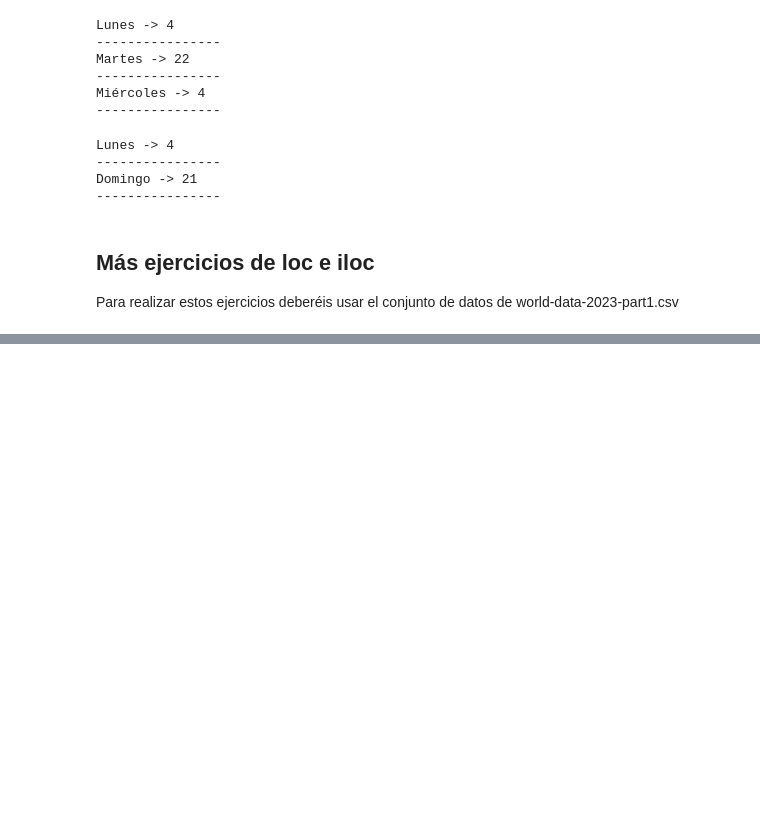
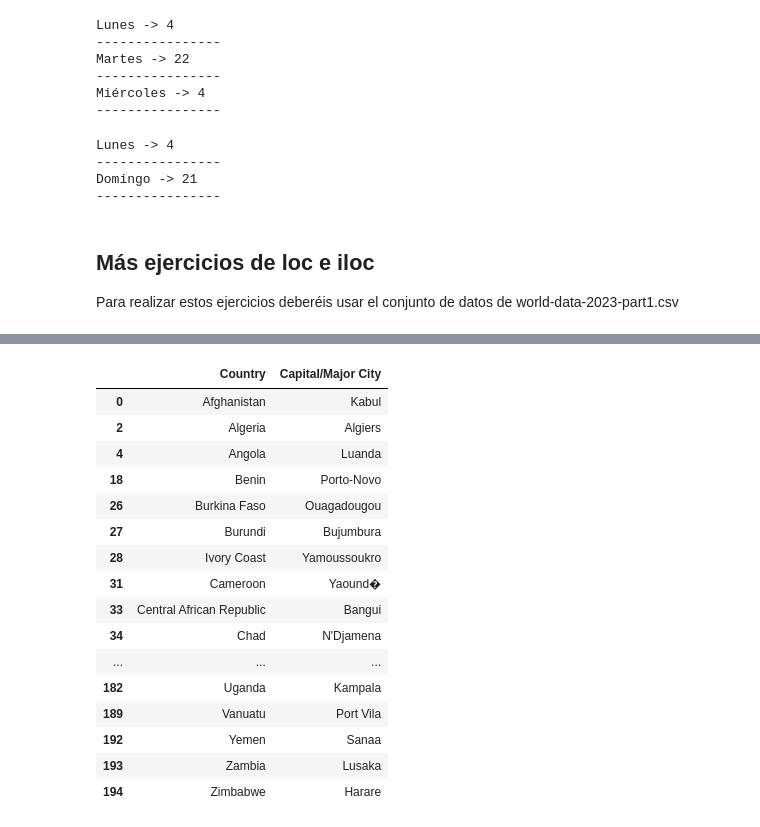
Before and after one commit to Maykaduran/da-promo-60-modulo3-pairprogramming-Romina-Violeta-Mayka, a Jupyter notebook: Pair_Intro_Pandas.ipynb, the cells around one changed output, grey strips where cells are left out. Drawn from its saved outputs; the diff is of its cells as text; code cells hidden in the pictures; blank space fills up the shorter version.

```diff
--- a/Pair_Intro_Pandas.ipynb
+++ b/Pair_Intro_Pandas.ipynb
@@ -257,3 +293,22 @@ Para realizar estos ejercicios deberéis usar el conjunto de datos de world-data
 # %%
 # Utilizando loc selecciona las columnas "Country" y "Capital/Major City" de las filas donde el porcentaje de tierra agrícola (columna "Fertility Rate") es superior al 3.
+df_world.loc[df_world["Fertility Rate"] > 3, ["Country", "Capital/Major City"]]
+# %% [output]
+|  | Country | Capital/Major City |
+| 0 | Afghanistan | Kabul |
+| 2 | Algeria | Algiers |
+| 4 | Angola | Luanda |
+| 18 | Benin | Porto-Novo |
+| 26 | Burkina Faso | Ouagadougou |
+| 27 | Burundi | Bujumbura |
+| 28 | Ivory Coast | Yamoussoukro |
+| 31 | Cameroon | Yaound� |
+| 33 | Central African Republic | Bangui |
+| 34 | Chad | N'Djamena |
+| ... | ... | ... |
+| 182 | Uganda | Kampala |
+| 189 | Vanuatu | Port Vila |
+| 192 | Yemen | Sanaa |
+| 193 | Zambia | Lusaka |
+| 194 | Zimbabwe | Harare |
 # %%
```
Also changed, not shown: parts of 6 cells of this notebook.
